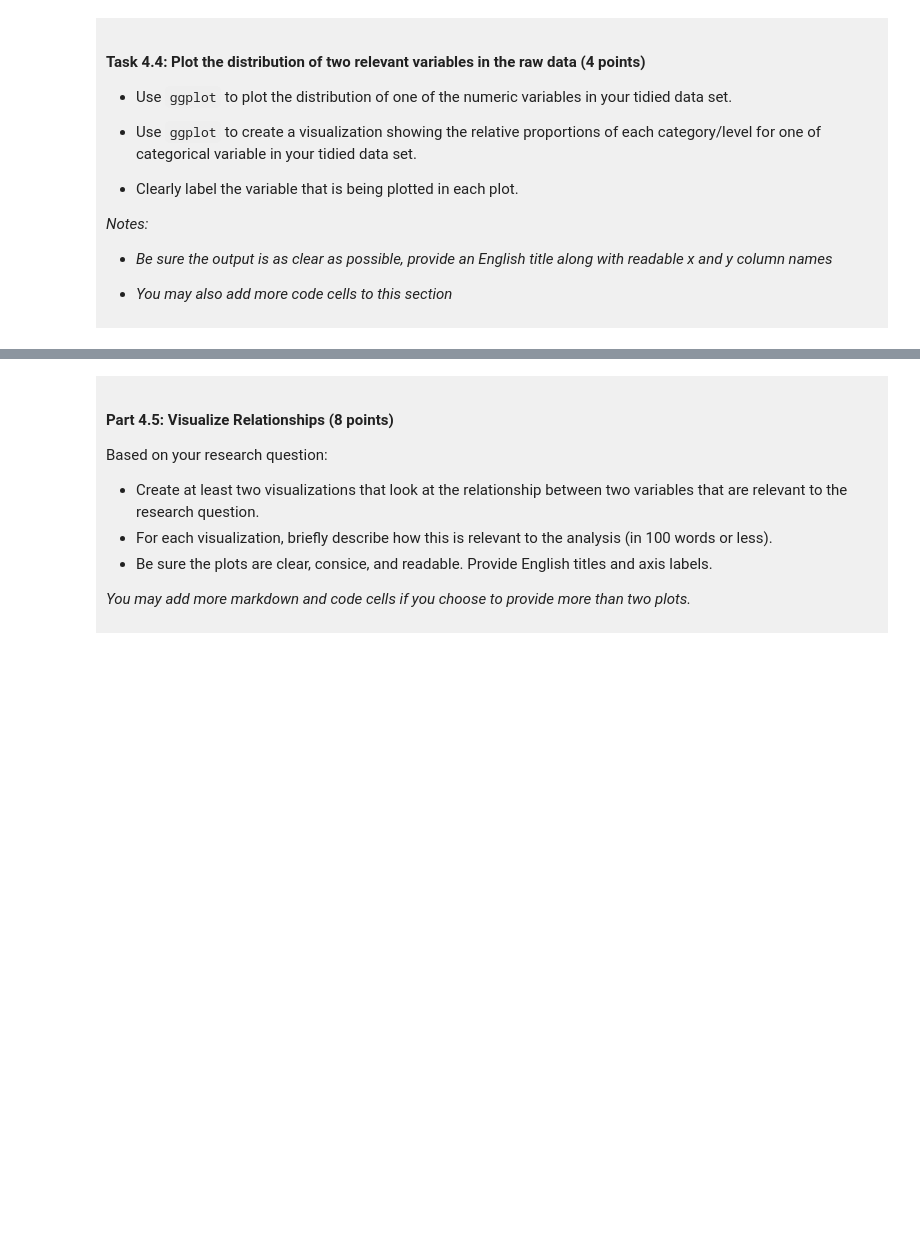
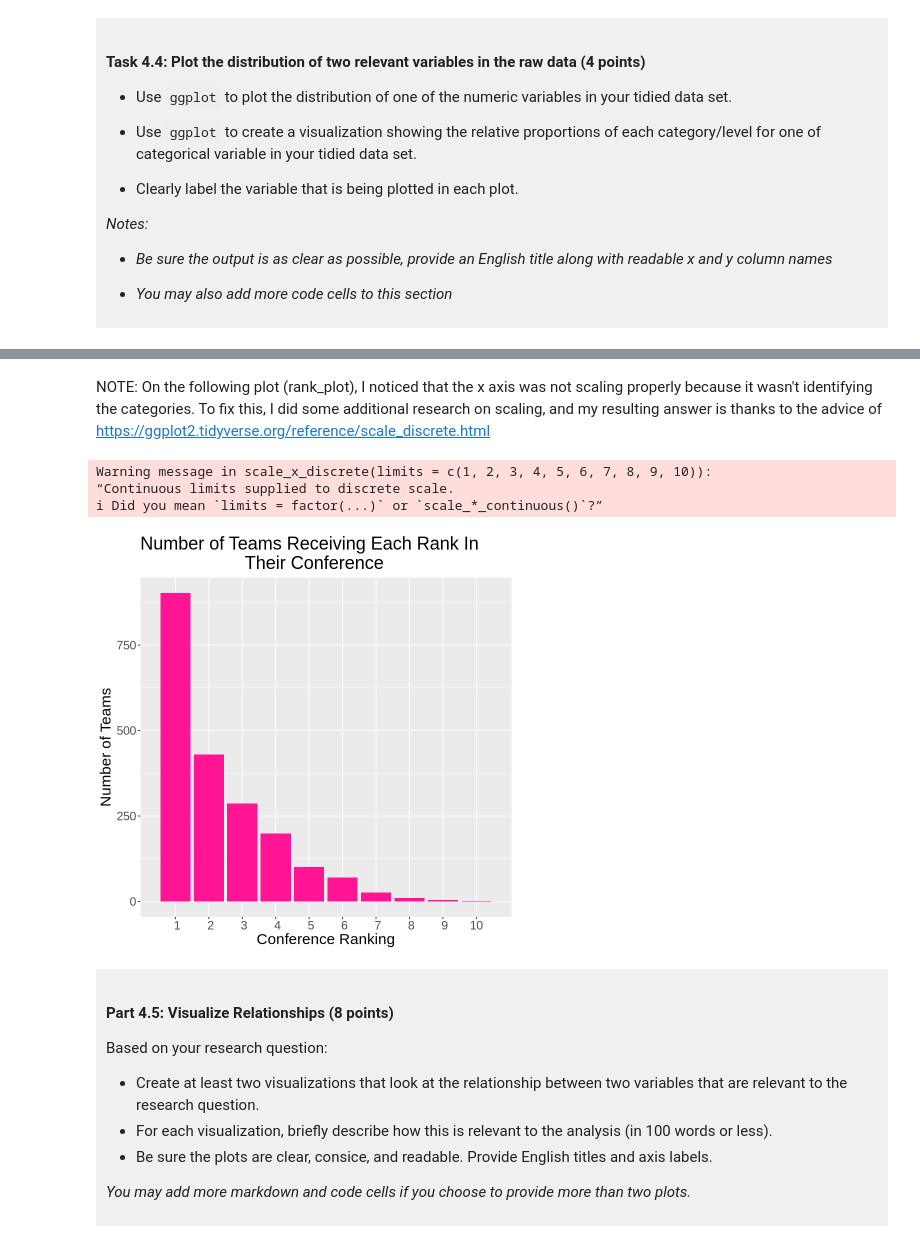
Before and after one commit to paxwatson/DSCI_100_Project_2026, a Jupyter notebook: dsci-100-project-notebook.ipynb, the cells around one changed output, grey strips where cells are left out. Drawn from its saved outputs; the diff is of its cells as text; code cells hidden in the pictures; blank space fills up the shorter version.

```diff
--- a/dsci-100-project-notebook.ipynb
+++ b/dsci-100-project-notebook.ipynb
@@ -309,5 +405,24 @@ You will refine your research question (if needed) and produce a tidy data set.
+# %% [markdown]
+NOTE: On the following plot (rank_plot), I noticed that the x axis was not scaling properly because it wasn't identifying the categories. To fix this, I did some additional research on scaling, and my resulting answer is thanks to the advice of https://ggplot2.tidyverse.org/reference/scale_discrete.html
 # %%
-### EDIT THIS CODE CELL FOR PLOT 2 ###
+rank_data <- womens_basketball |>
+                select(conf_rank) |>
+                group_by(conf_rank) |>
+                count()
+options(repr.plot.width = 7, repr.plot.height = 7)
+rank_plot <- rank_data |>
+                ggplot(aes(x = conf_rank, y = n)) +
+                geom_bar(stat = "identity", fill = "deeppink") +
+                labs(x = "Conference Ranking", y = "Number of Teams", title = "Number of Teams Receiving Each Rank In
+                     Their Conference") +
+                scale_x_discrete(limits = c(1, 2, 3, 4, 5, 6, 7, 8, 9, 10)) +
+                theme(text = element_text(size = 18))
+rank_plot
+# %% [output]
+Warning message in scale_x_discrete(limits = c(1, 2, 3, 4, 5, 6, 7, 8, 9, 10)):
+“Continuous limits supplied to discrete scale.
+ℹ Did you mean `limits = factor(...)` or `scale_*_continuous()`?”
+[figure, added]
 # %% [markdown]
 <div style="background-color: #f0f0f0; padding: 10px;">
 
```
Also changed, not shown: parts of 15 cells of this notebook.
